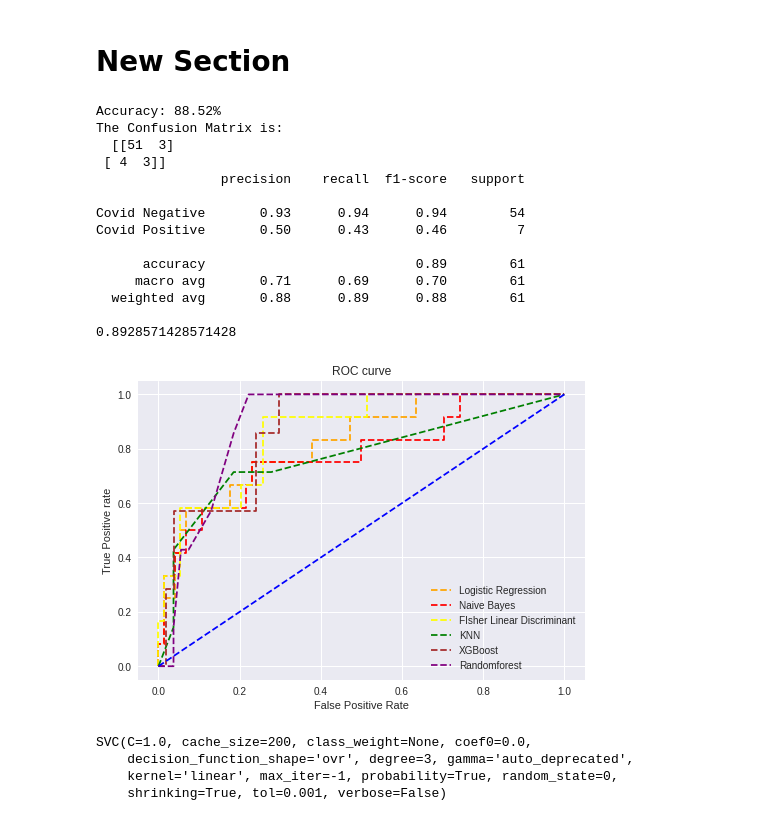
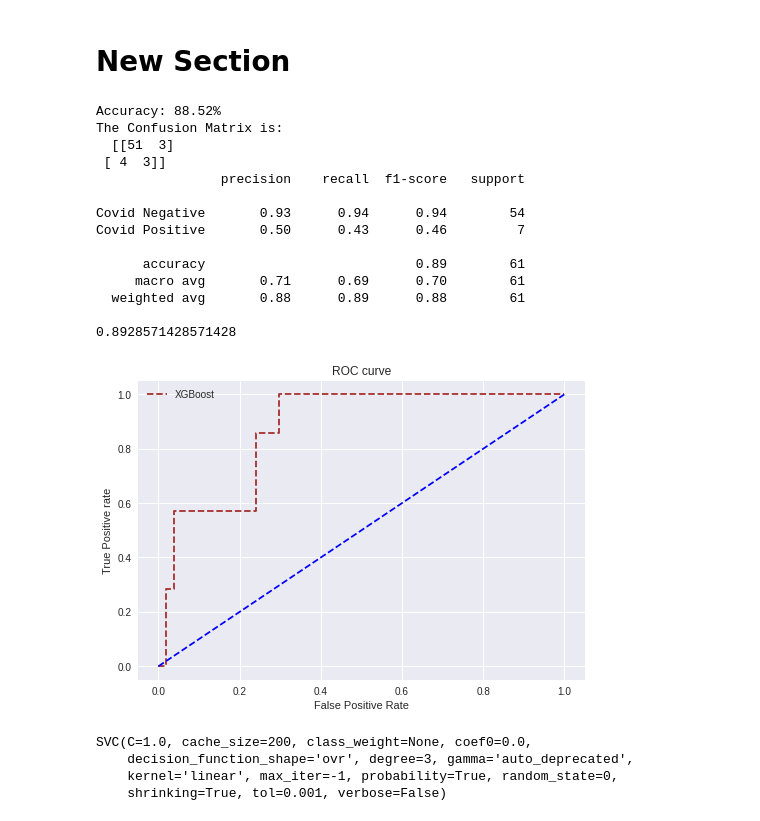
Before and after one commit to deepanshumody/COVID19_Predict, a Jupyter notebook: data_3_(1).ipynb, the cells around one changed output. Drawn from its saved outputs; the diff is of its cells as text; code cells hidden in the pictures.

```diff
--- a/data_3_(1).ipynb
+++ b/data_3_(1).ipynb
@@ -161,6 +161,11 @@ for i in range(7):
     train_pred_y_log = clf.predict(train_data_xn)
 
     pred_prob1 = clf.predict_proba(test_data_xn)
+    arr_2d = np.reshape(test_data_yn, (86, 1))
+    new_np = np.hstack((test_data_xn,arr_2d))
+    finaltocsv= np.hstack((new_np,pred_prob1))
+    finaldf = pd.DataFrame(finaltocsv)
+    finaldf.to_csv("Dataset3-logistic-regression-test-results.csv")
 
     from sklearn.metrics import roc_curve
 
@@ -277,7 +282,11 @@ for i in range(7):
     train_pred_y_log = clf.predict(train_data_xn)
 
     pred_prob1 = clf.predict_proba(test_data_xn)
-
+    arr_2d = np.reshape(test_data_yn, (86, 1))
+    new_np = np.hstack((test_data_xn,arr_2d))
+    finaltocsv= np.hstack((new_np,pred_prob1))
+    finaldf = pd.DataFrame(finaltocsv)
+    finaldf.to_csv("Dataset3-naive-bayes-test-results.csv")
     from sklearn.metrics import roc_curve
 
     # roc curve for models
@@ -378,7 +387,12 @@ for i in range(7):
     train_pred_y_log = clf.predict(train_data_xn)
 
     pred_prob1 = clf.predict_proba(test_data_xn)
-
+    pred_prob1 = clf.predict_proba(test_data_xn)
+    arr_2d = np.reshape(test_data_yn, (86, 1))
+    new_np = np.hstack((test_data_xn,arr_2d))
+    finaltocsv= np.hstack((new_np,pred_prob1))
+    finaldf = pd.DataFrame(finaltocsv)
+    finaldf.to_csv("Dataset3-Fischer's-linear-discriminant-test-results.csv")
     from sklearn.metrics import roc_curve
 
     # roc curve for models
@@ -698,6 +722,11 @@ test_pred_y_log = classifier.predict(x_test)
 train_pred_y_log = classifier.predict(x_train)
 
 pred_prob1 = classifier.predict_proba(x_test)
+arr_2d = np.reshape(y_test, (61, 1))
+new_np = np.hstack((x_test,arr_2d))
+finaltocsv= np.hstack((new_np,pred_prob1))
+finaldf = pd.DataFrame(finaltocsv)
+finaldf.to_csv("Dataset3-RandomForest-test-results.csv")
 
 from sklearn.metrics import roc_curve
 
@@ -715,42 +744,42 @@ import matplotlib.pyplot as plt
 plt.style.use('seaborn')
 
     # plot roc curves
-plt.plot(fpr1, tpr1, linestyle='--',color='orange', label='Logistic Regression')
-plt.plot(fpr2, tpr2, linestyle='--',color='red', label='Naive Bayes')
-plt.plot(fpr3, tpr3, linestyle='--',color='yellow', label='FIsher Linear Discriminant')
-plt.plot(fpr4, tpr4, linestyle='--',color='green', label='KNN')
+#plt.plot(fpr1, tpr1, linestyle='--',color='orange', label='Logistic Regression')
+#plt.plot(fpr2, tpr2, linestyle='--',color='red', label='Naive Bayes')
+#plt.plot(fpr3, tpr3, linestyle='--',color='yellow', label='FIsher Linear Discriminant')
+#plt.plot(fpr4, tpr4, linestyle='--',color='green', label='KNN')
 plt.plot(fpr5, tpr5, linestyle='--',color='brown', label='XGBoost')
-plt.plot(fpr6, tpr6, linestyle='--',color='purple', label='Randomforest')
+#plt.plot(fpr6, tpr6, linestyle='--',color='purple', label='Randomforest')
 
 
 
 plt.plot(p_fpr, p_tpr, linestyle='--', color='blue')
     # title
 plt.title('ROC curve')
     # x label
 plt.xlabel('False Positive Rate')
     # y label
 plt.ylabel('True Positive rate')
 
 plt.legend(loc='best')
 plt.savefig('ROC',dpi=300)
 plt.show();
 # %% [output]
 Accuracy: 88.52%
 The Confusion Matrix is:
   [[51  3]
  [ 4  3]]
                 precision    recall  f1-score   support
 
 Covid Negative       0.93      0.94      0.94        54
 Covid Positive       0.50      0.43      0.46         7
 
       accuracy                           0.89        61
      macro avg       0.71      0.69      0.70        61
   weighted avg       0.88      0.89      0.88        61
 
 0.8928571428571428
-[figure, old version]
+[figure, new version]
 # %%
 from sklearn.svm import SVC
 classifier = SVC(kernel = 'linear', random_state = 0, probability=True)
```
Also changed, not shown: parts of 4 cells of this notebook.
